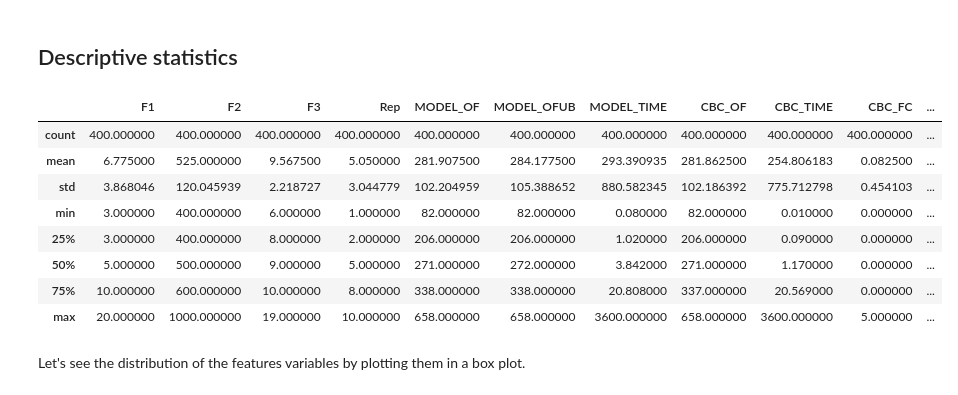
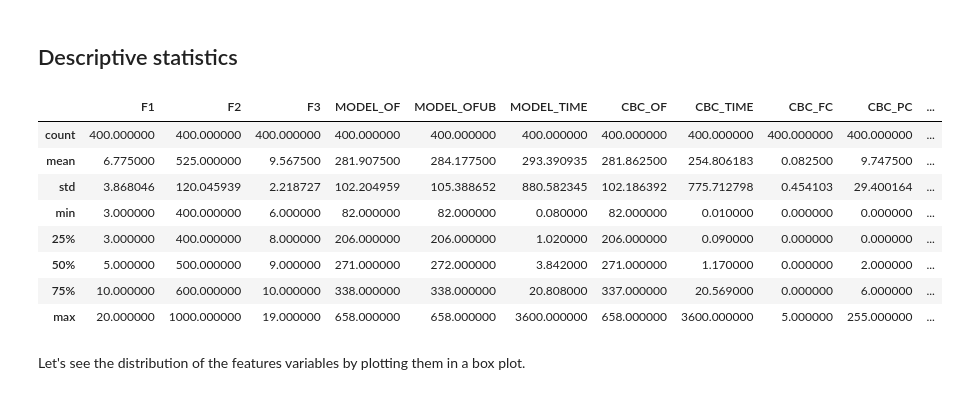
Before and after one commit to nbencini/TIDS2020-Spark-Assignment, a Jupyter notebook: notebook.ipynb, the cells around one changed output. Drawn from its saved outputs; the diff is of its cells as text; code cells hidden in the pictures.

```diff
--- a/notebook.ipynb
+++ b/notebook.ipynb
@@ -81,17 +64,17 @@ root
 # %% [markdown]
 ## Descriptive statistics
 # %%
-df.describe()
+df.describe().drop(columns="Rep")
 # %% [output]
-|  | F1 | F2 | F3 | Rep | MODEL_OF | MODEL_OFUB | MODEL_TIME | CBC_OF | CBC_TIME | CBC_FC | ... |
+|  | F1 | F2 | F3 | MODEL_OF | MODEL_OFUB | MODEL_TIME | CBC_OF | CBC_TIME | CBC_FC | CBC_PC | ... |
 | count | 400.000000 | 400.000000 | 400.000000 | 400.000000 | 400.000000 | 400.000000 | 400.000000 | 400.000000 | 400.000000 | 400.000000 | ... |
-| mean | 6.775000 | 525.000000 | 9.567500 | 5.050000 | 281.907500 | 284.177500 | 293.390935 | 281.862500 | 254.806183 | 0.082500 | ... |
-| std | 3.868046 | 120.045939 | 2.218727 | 3.044779 | 102.204959 | 105.388652 | 880.582345 | 102.186392 | 775.712798 | 0.454103 | ... |
-| min | 3.000000 | 400.000000 | 6.000000 | 1.000000 | 82.000000 | 82.000000 | 0.080000 | 82.000000 | 0.010000 | 0.000000 | ... |
-| 25% | 3.000000 | 400.000000 | 8.000000 | 2.000000 | 206.000000 | 206.000000 | 1.020000 | 206.000000 | 0.090000 | 0.000000 | ... |
-| 50% | 5.000000 | 500.000000 | 9.000000 | 5.000000 | 271.000000 | 272.000000 | 3.842000 | 271.000000 | 1.170000 | 0.000000 | ... |
-| 75% | 10.000000 | 600.000000 | 10.000000 | 8.000000 | 338.000000 | 338.000000 | 20.808000 | 337.000000 | 20.569000 | 0.000000 | ... |
-| max | 20.000000 | 1000.000000 | 19.000000 | 10.000000 | 658.000000 | 658.000000 | 3600.000000 | 658.000000 | 3600.000000 | 5.000000 | ... |
+| mean | 6.775000 | 525.000000 | 9.567500 | 281.907500 | 284.177500 | 293.390935 | 281.862500 | 254.806183 | 0.082500 | 9.747500 | ... |
+| std | 3.868046 | 120.045939 | 2.218727 | 102.204959 | 105.388652 | 880.582345 | 102.186392 | 775.712798 | 0.454103 | 29.400164 | ... |
+| min | 3.000000 | 400.000000 | 6.000000 | 82.000000 | 82.000000 | 0.080000 | 82.000000 | 0.010000 | 0.000000 | 0.000000 | ... |
+| 25% | 3.000000 | 400.000000 | 8.000000 | 206.000000 | 206.000000 | 1.020000 | 206.000000 | 0.090000 | 0.000000 | 0.000000 | ... |
+| 50% | 5.000000 | 500.000000 | 9.000000 | 271.000000 | 272.000000 | 3.842000 | 271.000000 | 1.170000 | 0.000000 | 2.000000 | ... |
+| 75% | 10.000000 | 600.000000 | 10.000000 | 338.000000 | 338.000000 | 20.808000 | 337.000000 | 20.569000 | 0.000000 | 6.000000 | ... |
+| max | 20.000000 | 1000.000000 | 19.000000 | 658.000000 | 658.000000 | 3600.000000 | 658.000000 | 3600.000000 | 5.000000 | 255.000000 | ... |
 # %% [markdown]
 Let's see the distribution of the features variables by plotting them in a box plot.
 # %%
```
Also changed, not shown: parts of 9 cells of this notebook.
